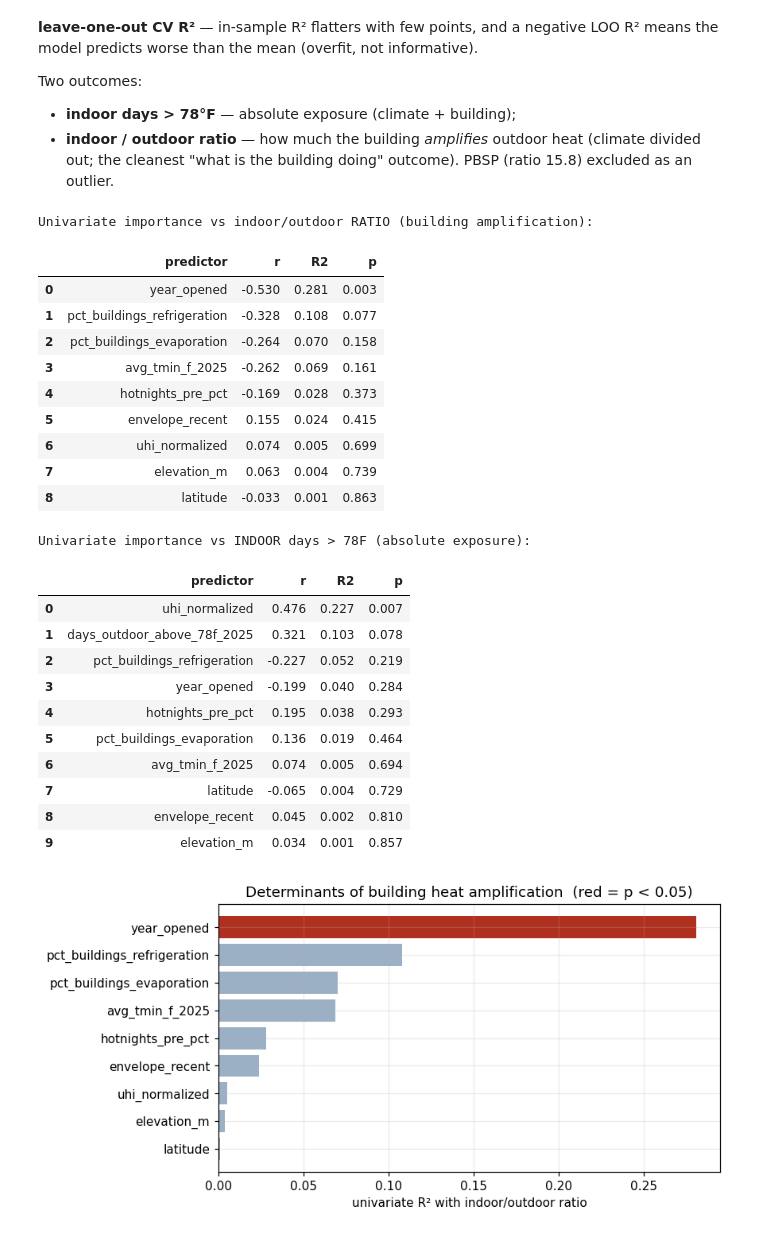
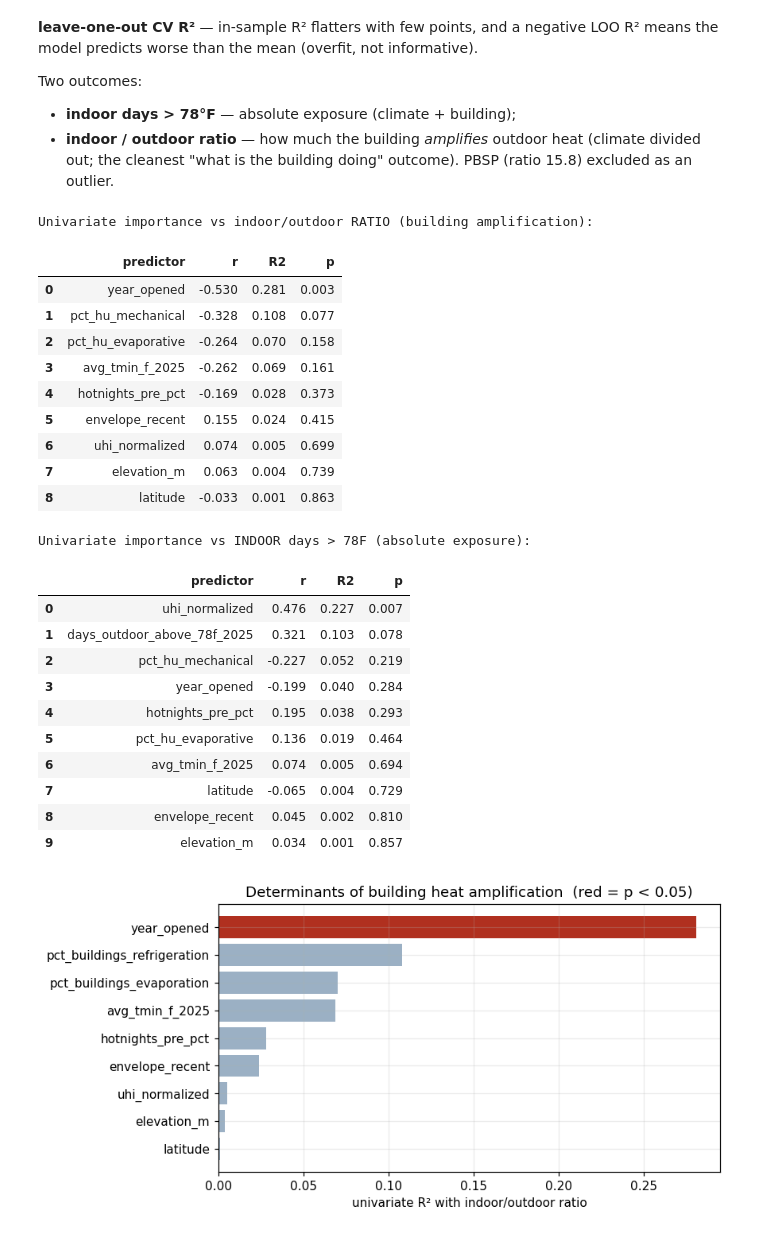
Before and after one commit to mbecica/ca_prison_climate_justice, a Jupyter notebook: analysis/cjc reports/indoor_outdoor_heat/methods_review_clustering.ipynb, the cells around one changed output. Saved outputs shown, nothing was run; the diff lists cells and outputs as text; code cells hidden in the pictures.

```diff
--- a/analysis/cjc reports/indoor_outdoor_heat/methods_review_clustering.ipynb
+++ b/analysis/cjc reports/indoor_outdoor_heat/methods_review_clustering.ipynb
@@ -30,7 +30,7 @@ RANDOM_STATE, N_INIT = 42, 25   # match build_indoor_outdoor_analysis.py (n_init
 # %%
 df = pd.read_csv('indoor_outdoor_heat_2025.csv')
 
-FEATURES = ['year_opened', 'pct_buildings_refrigeration', 'pct_buildings_evaporation',
+FEATURES = ['year_opened', 'pct_hu_mechanical', 'pct_hu_evaporative',
             'days_outdoor_above_78f_2025', 'days_indoor_above_78f_2025', 'uhi_normalized',
             'elevation_m', 'latitude', 'hotnights_pre_pct']
 
@@ -300,9 +300,9 @@ Two changes, motivated above:
   as one **categorical** variable — each facility's *dominant* cooling system — removes the
   zero-inflation and the redundancy, and matches how the essay actually talks about them.
 # %%
-cool_cols = ['pct_buildings_refrigeration', 'pct_buildings_evaporation', 'pct_buildings_ventilation']
+cool_cols = ['pct_hu_mechanical', 'pct_hu_evaporative', 'pct_hu_air_handlers']
 df['cooling_type'] = (df[cool_cols].idxmax(axis=1)
-                      .str.replace('pct_buildings_', '', regex=False))
+                      .str.replace('pct_hu_', '', regex=False))
 print(df['cooling_type'].value_counts(), '\n')
 
 # Numeric block (skewed continuous + counts + climate), Yeo-Johnson + standardized:
@@ -616,41 +616,41 @@ from sklearn.model_selection import LeaveOneOut, cross_val_predict
 
 dd = df.copy()
 dd['envelope_recent'] = dd['envelope_work'].astype(str).str.contains(r'(?:19|20)\d\d', regex=True).astype(int)
-PRED = ['pct_buildings_refrigeration', 'pct_buildings_evaporation', 'year_opened', 'elevation_m',
+PRED = ['pct_hu_mechanical', 'pct_hu_evaporative', 'year_opened', 'elevation_m',
         'uhi_normalized', 'latitude', 'hotnights_pre_pct', 'avg_tmin_f_2025', 'envelope_recent']
 
 def univariate(data, y, preds):
     rows = []
     for p in preds:
         s = data[[p, y]].dropna(); r, pv = pearsonr(s[p], s[y])
         rows.append({'predictor': p, 'r': round(r, 3), 'R2': round(r**2, 3), 'p': round(pv, 3)})
     return pd.DataFrame(rows).sort_values('R2', ascending=False).reset_index(drop=True)
 
 def ols_stats(X, y):
     Xc = np.column_stack([np.ones(len(X)), X]); beta, *_ = np.linalg.lstsq(Xc, y, rcond=None)
     resid = y - Xc @ beta; n, p = Xc.shape
     r2 = 1 - (resid @ resid) / ((y - y.mean()) @ (y - y.mean())); adj = 1 - (1 - r2) * (n - 1) / (n - p)
     se = np.sqrt(np.diag((resid @ resid) / (n - p) * np.linalg.inv(Xc.T @ Xc)))
     return beta, 2 * (1 - tdist.cdf(np.abs(beta / se), n - p)), r2, adj
 
 def model(data, y, preds):
     s = data[preds + [y]].dropna(); X = StandardScaler().fit_transform(s[preds]); yy = s[y].values
     beta, pv, r2, adj = ols_stats(X, yy)
     cvp = cross_val_predict(LinearRegression(), X, yy, cv=LeaveOneOut())
     cv = 1 - ((yy - cvp) ** 2).sum() / ((yy - yy.mean()) ** 2).sum()
     return {'adj': adj, 'cv': cv, 'beta': beta[1:], 'pv': pv[1:], 'preds': preds}
 
 d_ratio = dd[dd.ratio_indoor_to_outdoor < 10]        # drop PBSP outlier
 uni_ratio  = univariate(d_ratio, 'ratio_indoor_to_outdoor', PRED)
 uni_indoor = univariate(dd, 'days_indoor_above_78f_2025', PRED + ['days_outdoor_above_78f_2025'])
 print('Univariate importance vs indoor/outdoor RATIO (building amplification):')
 uni_ratio
 # %% [output]
 Univariate importance vs indoor/outdoor RATIO (building amplification):
 |  | predictor | r | R2 | p |
 | 0 | year_opened | -0.530 | 0.281 | 0.003 |
-| 1 | pct_buildings_refrigeration | -0.328 | 0.108 | 0.077 |
-| 2 | pct_buildings_evaporation | -0.264 | 0.070 | 0.158 |
+| 1 | pct_hu_mechanical | -0.328 | 0.108 | 0.077 |
+| 2 | pct_hu_evaporative | -0.264 | 0.070 | 0.158 |
 | 3 | avg_tmin_f_2025 | -0.262 | 0.069 | 0.161 |
 | 4 | hotnights_pre_pct | -0.169 | 0.028 | 0.373 |
 | 5 | envelope_recent | 0.155 | 0.024 | 0.415 |
@@ -665,10 +665,10 @@ Univariate importance vs INDOOR days > 78F (absolute exposure):
 |  | predictor | r | R2 | p |
 | 0 | uhi_normalized | 0.476 | 0.227 | 0.007 |
 | 1 | days_outdoor_above_78f_2025 | 0.321 | 0.103 | 0.078 |
-| 2 | pct_buildings_refrigeration | -0.227 | 0.052 | 0.219 |
+| 2 | pct_hu_mechanical | -0.227 | 0.052 | 0.219 |
 | 3 | year_opened | -0.199 | 0.040 | 0.284 |
 | 4 | hotnights_pre_pct | 0.195 | 0.038 | 0.293 |
-| 5 | pct_buildings_evaporation | 0.136 | 0.019 | 0.464 |
+| 5 | pct_hu_evaporative | 0.136 | 0.019 | 0.464 |
 | 6 | avg_tmin_f_2025 | 0.074 | 0.005 | 0.694 |
 | 7 | latitude | -0.065 | 0.004 | 0.729 |
 | 8 | envelope_recent | 0.045 | 0.002 | 0.810 |
```
Also changed, not shown: parts of 11 cells of this notebook, 14 other files.
